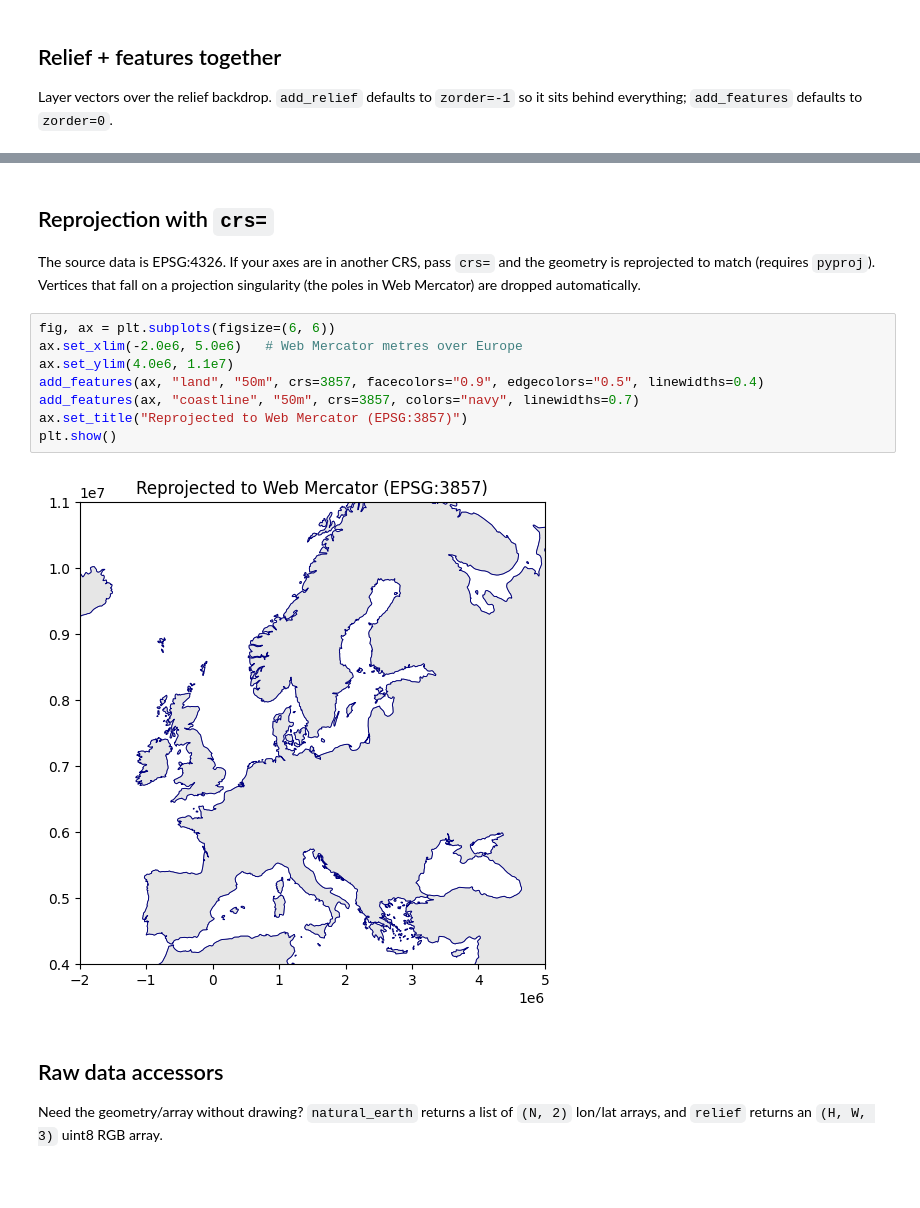
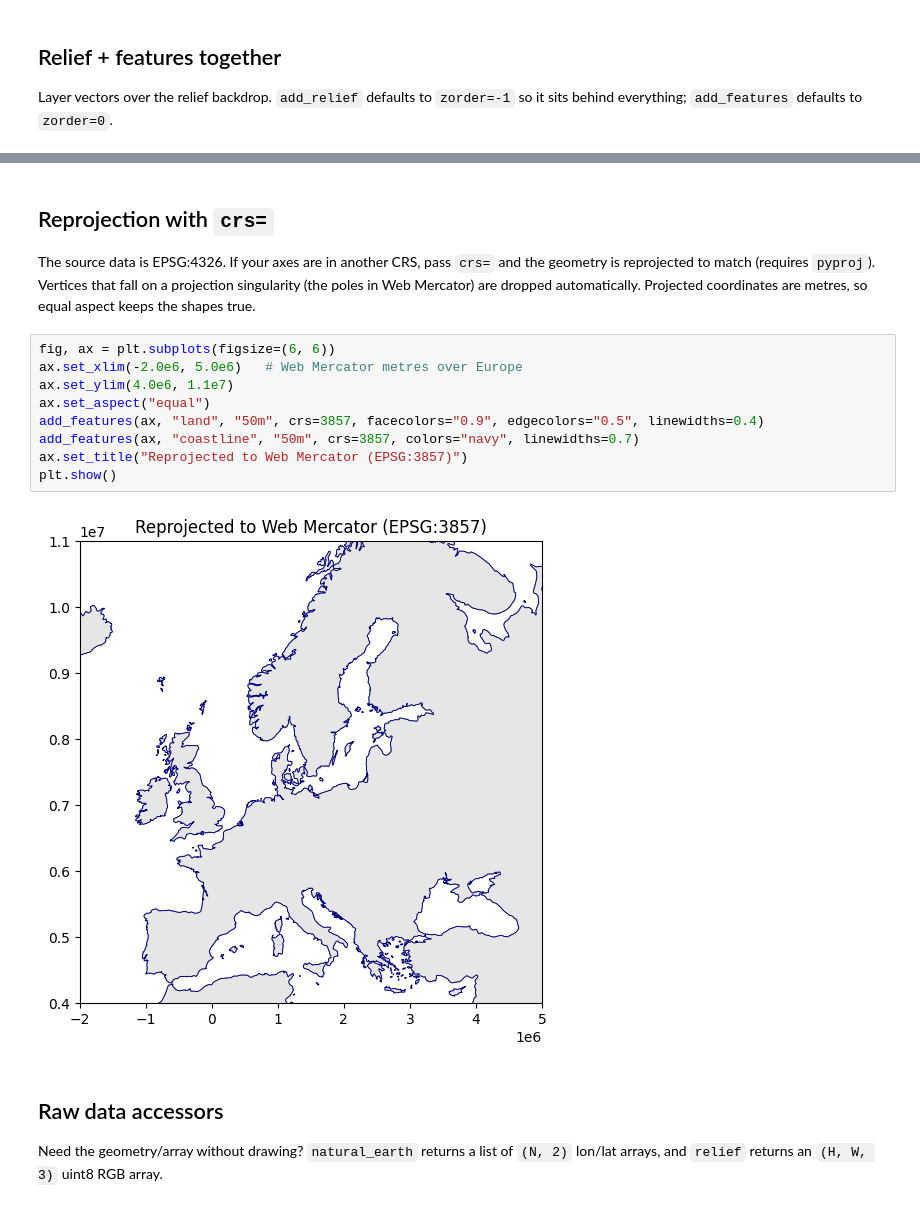
Before and after one commit to serapeum-org/cleopatra, a Jupyter notebook: docs/notebooks/reference/reference_examples.ipynb, the cells around one changed output, grey strips where cells are left out. Drawn from its saved outputs; the diff is of its cells as text; blank space fills up the shorter version.

```diff
--- a/docs/notebooks/reference/reference_examples.ipynb
+++ b/docs/notebooks/reference/reference_examples.ipynb
@@ -133,17 +141,19 @@ plt.show()
 
 The source data is EPSG:4326. If your axes are in another CRS, pass `crs=` and the geometry is
 reprojected to match (requires `pyproj`). Vertices that fall on a projection singularity (the
-poles in Web Mercator) are dropped automatically.
+poles in Web Mercator) are dropped automatically. Projected coordinates are metres, so equal
+aspect keeps the shapes true.
 # %%
 fig, ax = plt.subplots(figsize=(6, 6))
 ax.set_xlim(-2.0e6, 5.0e6)   # Web Mercator metres over Europe
 ax.set_ylim(4.0e6, 1.1e7)
+ax.set_aspect("equal")
 add_features(ax, "land", "50m", crs=3857, facecolors="0.9", edgecolors="0.5", linewidths=0.4)
 add_features(ax, "coastline", "50m", crs=3857, colors="navy", linewidths=0.7)
 ax.set_title("Reprojected to Web Mercator (EPSG:3857)")
 plt.show()
 # %% [output]
-[figure, old version]
+[figure, new version]
 # %% [markdown]
 ## Raw data accessors
 
```
Also changed, not shown: parts of 7 cells of this notebook.
